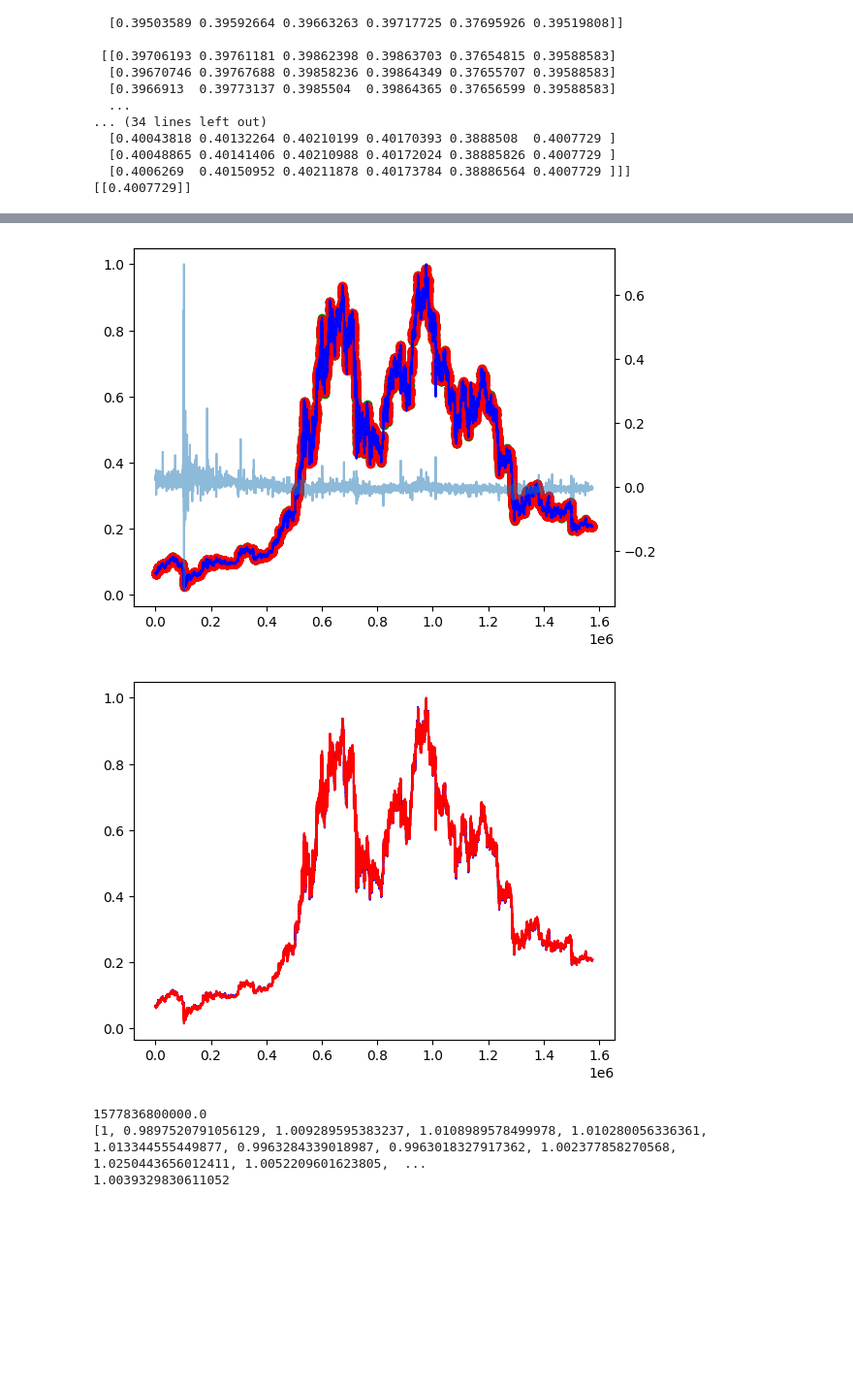
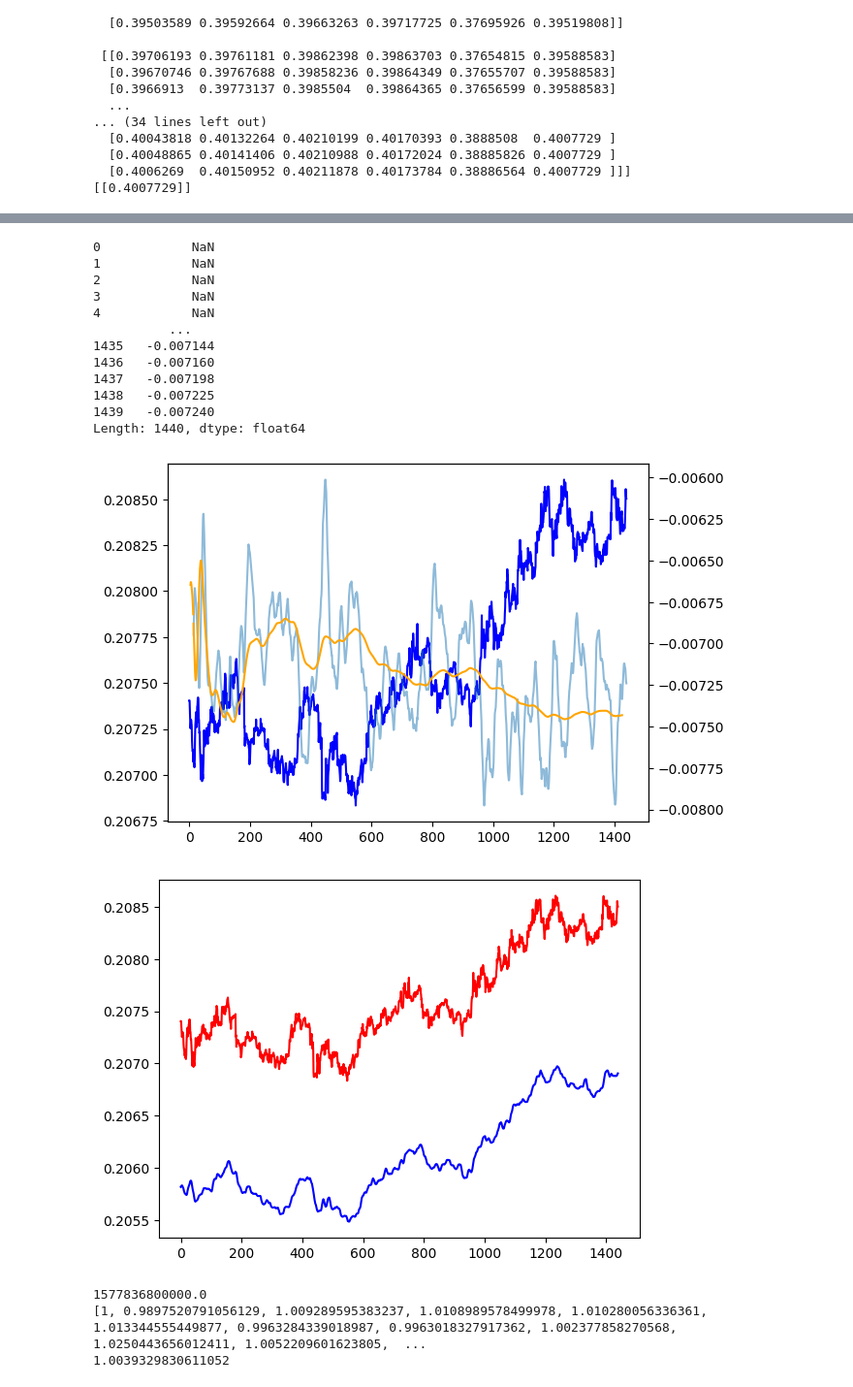
Before and after one commit to isaachamann01/Project-TW, a Jupyter notebook: backtesting.ipynb, the cells around one changed output, grey strips where cells are left out. Shown at 97% size. Drawn from its saved outputs; the diff is of its cells as text; code cells hidden in the pictures; blank space fills up the shorter version.

```diff
--- a/backtesting.ipynb
+++ b/backtesting.ipynb
@@ -129,10 +129,10 @@ print(tf.__version__)
 import tensorflow as tf
 from tensorflow.keras import datasets, layers, models,losses
 
-x_length = 15
+x_length = 5
 seq_length = 60
 
-model = tf.keras.models.load_model('BTCUSD_close_60p_15m_rolling.keras')
+model = tf.keras.models.load_model('BTCUSD_close_60p_5m_rolling_v2.keras')
 
 #Import the CSV file
 df = import_csv('BTCUSDT.csv')
@@ -141,7 +141,7 @@ df = import_csv('BTCUSDT.csv')
 df = generate_rolling_averages(df)
 
 # Generate numpy array
-array_3d = generate_numpy_array(df, '2020-01-01 00:00:00', '2023-01-01 00:00:00')
+array_3d = generate_numpy_array(df, '2023-01-01 00:00:00', '2023-01-02 00:00:00')
 
 #print (array_3d)
 #Remove time from numpy array
@@ -273,5 +253,13 @@ See the caveats in the documentation: https://pandas.pydata.org/pandas-docs/stab
 # %%
 import matplotlib.pyplot as plt
+
+def calculate_trendline(window_data):
+    """
+    Calculate slope and intercept for the given window of data.
+    """
+    x_values = np.arange(len(window_data))
+    slope, intercept = np.polyfit(x_values, window_data, 1)
+    return slope * x_values + intercept
 
 # Get the stock prices
 stock_prices = df.iloc[:,0]
@@ -299,36 +287,61 @@ ax2 = ax1.twinx()
 # Calculate the percentage difference between df 0 and df 5
 percentage_diff =  (df.iloc[:, 5] - df.iloc[:, 0])/df.iloc[:, 0]
 
+#calculate rolling mean 3 of percentage dif
+percentage_diff = percentage_diff.rolling(window=15).mean()
+
+droped_na = percentage_diff.dropna()
+
 # Create the plot
 ax2.plot(percentage_diff, alpha=0.5)
 
+ax2.plot(droped_na.rolling(window=200).median(), color = 'red')
+
+# Define window size for rolling calculation
+window_size = 5
+
+
+
+print(percentage_diff)
 # Add green dots for buy positions
 # buy_positions = df[df['Action'] == 'buy'].index
 # plt.scatter(buy_positions, percentage_diff[buy_positions], color='green', marker='o')
 
 # # Add red dots for sell positions
 # sell_positions = df[df['Action'] == 'close'].index
 # plt.scatter(sell_positions, percentage_diff[sell_positions], color='red', marker='o')
 
 # Show the plot
 plt.show()
 
 plt.plot(df.iloc[:, 5], color = 'blue')
 plt.plot(df.iloc[:, 0], color = 'red')
 
 # # Add green dots for buy positions
 # buy_positions = df[df['Action'] == 'buy'].index
 # plt.scatter(buy_positions, df.iloc[buy_positions, 5], color='green', marker='o')
 
 # # Add red dots for sell positions
 # sell_positions = df[df['Action'] == 'close'].index
 # plt.scatter(sell_positions, df.iloc[sell_positions, 5], color='red', marker='o')
 
 # Show the plot
 plt.show()
 # %% [output]
+0            NaN
+1            NaN
+2            NaN
+3            NaN
+4            NaN
+          ...
+1435   -0.007144
+1436   -0.007160
+1437   -0.007198
+1438   -0.007225
+1439   -0.007240
+Length: 1440, dtype: float64
-[figure, old version]
+[figure, new version]
-[figure, old version]
+[figure, new version]
 # %%
 # get df between our times
 # '2021-01-01 00:00:00', '2021-01-02 00:00:00'
```
Also changed, not shown: parts of 2 cells of this notebook, 4 other files.
